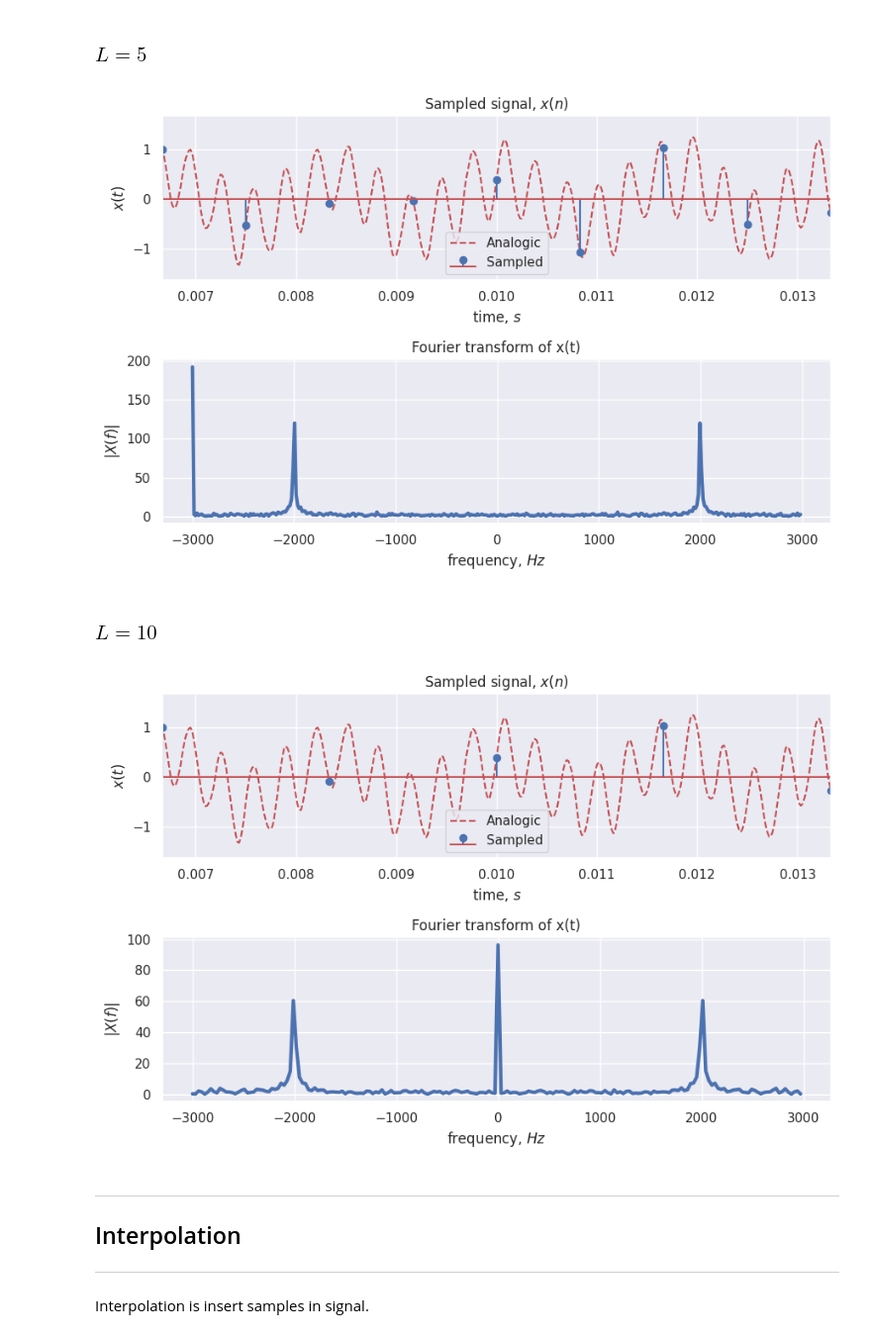
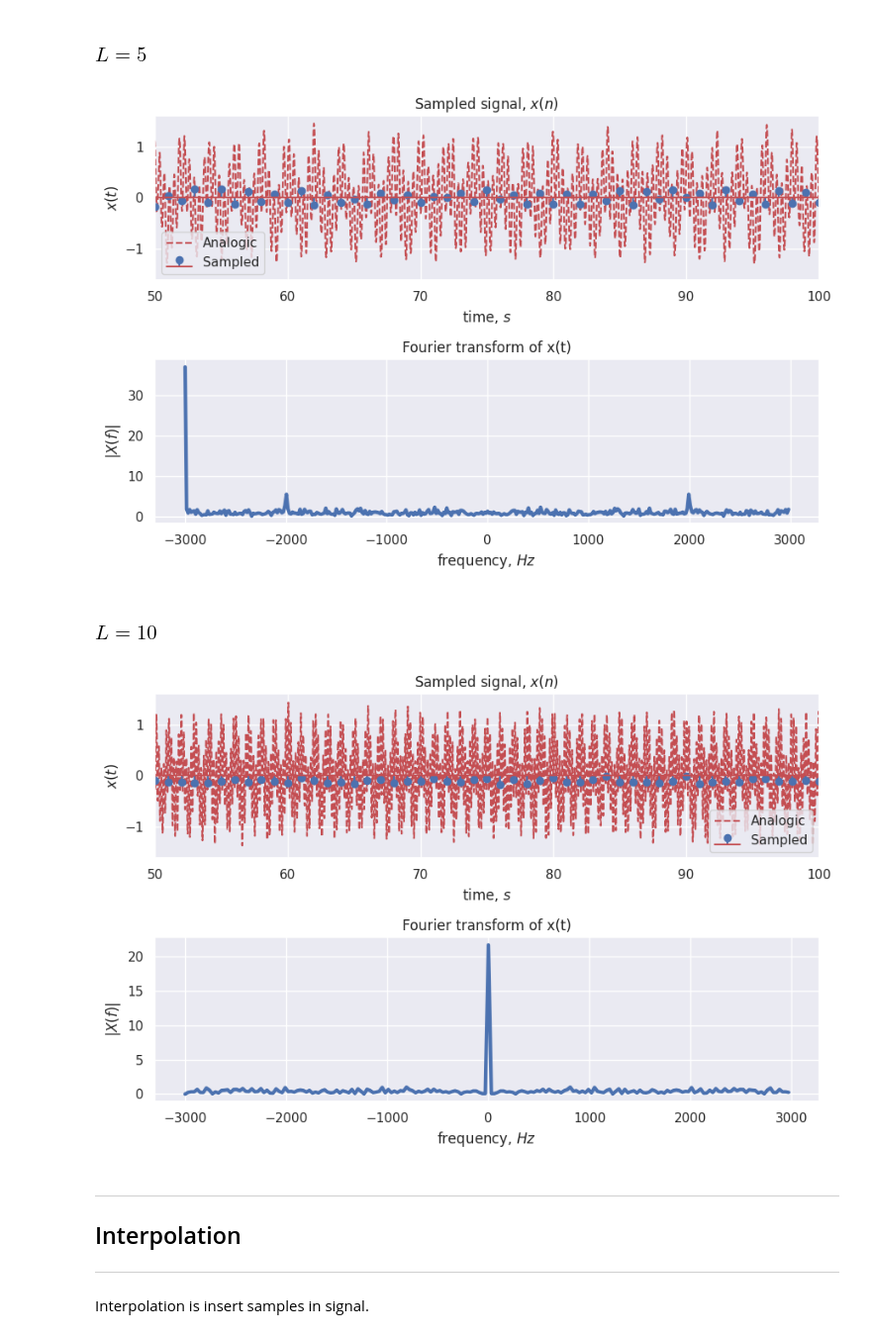
Before and after one commit to JoaoPi314/PDS-sampling-exercise, a Jupyter notebook: Sampling-Exercise.ipynb, the cells around one changed output. Shown at 99% size. Drawn from its saved outputs; the diff is of its cells as text; code cells hidden in the pictures.

```diff
--- a/Sampling-Exercise.ipynb
+++ b/Sampling-Exercise.ipynb
@@ -530,7 +530,7 @@ To this exercise, we will utilizate $f_s = 6ksps$. First, let's re-sample $x(t)$
 f_s = 6e3 # sps
 
 # Defining sampling arrays
-t_sampled = np.arange(0, 100/f_1, 1/f_s)
+t_sampled = np.arange(0, t.size/(1/analog_fs/f_s))
 xn = np.zeros(t_sampled.size)
 
 # Sampling
@@ -540,14 +540,14 @@ plt.figure(figsize=(9,6))
 
 
 plt.subplot(2,1,1)
-plt.plot(t, xt_filtered, '--r')
+plt.plot(t*f_s, xt_filtered, '--r')
 plt.stem(t_sampled, xn)
 plt.title("Sampled signal, $x(n)$")
 plt.xlabel("time, $s$")
 plt.ylabel("$x(t)$")
 plt.legend(['Analogic', 'Sampled'])
 # Only shows two periods
-plt.xlim(2/f_1, 4/f_1)
+plt.xlim(50, 100)
 
 # Frequency domain
 
@@ -561,7 +561,7 @@ for i in range(0, xn.size):
 plt.subplot(2,1,2)
 
 Xf_sampled = fftshift(fft(xn))
-f_sampled = fftshift(fftfreq(t_sampled.size, t_sampled[1]-t_sampled[0]))
+f_sampled = fftshift(fftfreq(t_sampled.size, 1/f_s))
 
 plt.plot(f_sampled, np.abs(Xf_sampled), linewidth=3)
 plt.grid("on", which="both")
@@ -621,34 +628,41 @@ plt.show()
 # %% [markdown]
 ### $L = 5$
 # %%
+L = 5
+# Low-pass filter
+w_c = 2*np.pi*f_s/(2*L)
+filt = w_c**2 / ((w_c**2 - (2*np.pi*f_sampled)**2) +1j*np.sqrt(2)*w_c*2*np.pi*f_sampled)
+
+Xf_filt = Xf_sampled*filt
+xn_filt = ifft(ifftshift(Xf_filt))
 
 # Defining sampling arrays
-t_decimated = np.zeros(int(t_sampled.size/L))
+t_decimated = np.arange(0, int(t_sampled.size/L))
 x_decimated = np.zeros(t_decimated.size)
 
 # Sampling
 for i in range(x_decimated.size):
-    x_decimated[i] = xn.real[int(i*L)]
-    t_decimated[i] = t_sampled[int(i*L)]
+    x_decimated[i] = xn_filt.real[int(i*L)]
+#     t_decimated[i] = t_sampled[int(i*L)]
 plt.figure(figsize=(9,6))
 
 
 plt.subplot(2,1,1)
-plt.plot(t, xt_filtered, '--r')
+plt.plot(t*f_s/L, xt_filtered, '--r')
 plt.stem(t_decimated, x_decimated)
 plt.title("Sampled signal, $x(n)$")
 plt.xlabel("time, $s$")
 plt.ylabel("$x(t)$")
 plt.legend(['Analogic', 'Sampled'])
+plt.xlim(50, 100)
 # Only shows two periods
-plt.xlim(2/f_1, 4/f_1)
 
 # Frequency domain
 
 plt.subplot(2,1,2)
 
 Xf_decimated = fftshift(fft(x_decimated))
-f_decimated = fftshift(fftfreq(t_decimated.size, t_sampled[1]-t_sampled[0]))
+f_decimated = fftshift(fftfreq(t_decimated.size, 1/f_s))
 
 plt.plot(f_decimated, np.abs(Xf_decimated), linewidth=3)
 plt.grid("on", which="both")
@@ -660,52 +674,57 @@ plt.ylabel("$|X(f)|$")
 plt.tight_layout()
 plt.show()
 # %% [output]
-[figure, old version]
+[figure, new version]
 # %% [markdown]
 ### $L = 10$
 # %%
 L = 10
 
+# Low-pass filter
+w_c = 2*np.pi*f_s/(2*L)
+filt = w_c**2 / ((w_c**2 - (2*np.pi*f_sampled)**2) +1j*np.sqrt(2)*w_c*2*np.pi*f_sampled)
 
+Xf_filt = Xf_sampled*filt
+xn_filt = ifft(ifftshift(Xf_filt))
 # Defining sampling arrays
-t_decimated = np.zeros(int(t_sampled.size/L))
+t_decimated = np.arange(0, int(t_sampled.size/L))
 x_decimated = np.zeros(t_decimated.size)
 
 # Sampling
 for i in range(x_decimated.size):
-    x_decimated[i] = xn.real[int(i*L)]
-    t_decimated[i] = t_sampled[int(i*L)]
+    x_decimated[i] = xn_filt.real[int(i*L)]
+#     t_decimated[i] = t_sampled[int(i*L)]
 plt.figure(figsize=(9,6))
 
 
 plt.subplot(2,1,1)
-plt.plot(t, xt_filtered, '--r')
+plt.plot(t*f_s/L, xt_filtered, '--r')
 plt.stem(t_decimated, x_decimated)
 plt.title("Sampled signal, $x(n)$")
 plt.xlabel("time, $s$")
 plt.ylabel("$x(t)$")
 plt.legend(['Analogic', 'Sampled'])
 # Only shows two periods
-plt.xlim(2/f_1, 4/f_1)
+plt.xlim(50, 100)
 
 # Frequency domain
 
 plt.subplot(2,1,2)
 
 Xf_decimated = fftshift(fft(x_decimated))
-f_decimated = fftshift(fftfreq(t_decimated.size, t_sampled[1]-t_sampled[0]))
+f_decimated = fftshift(fftfreq(t_decimated.size, 1/f_s))
 
 plt.plot(f_decimated, np.abs(Xf_decimated), linewidth=3)
 plt.grid("on", which="both")
 # plt.xlim(-2*f_s/2, 2*f_s/2)
 plt.title("Fourier transform of x(t)")
 plt.xlabel("frequency, $Hz$")
 plt.ylabel("$|X(f)|$")
 
 plt.tight_layout()
 plt.show()
 # %% [output]
-[figure, old version]
+[figure, new version]
 # %% [markdown]
 ***
 ## Interpolation
```
Also changed, not shown: parts of 10 cells of this notebook.
